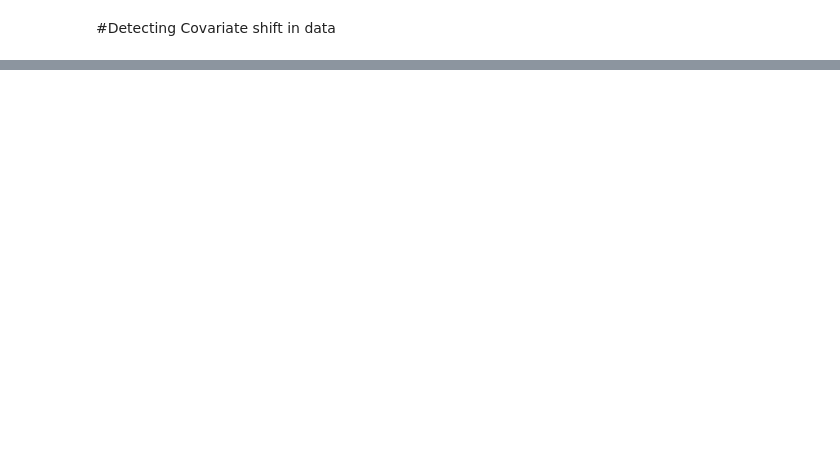
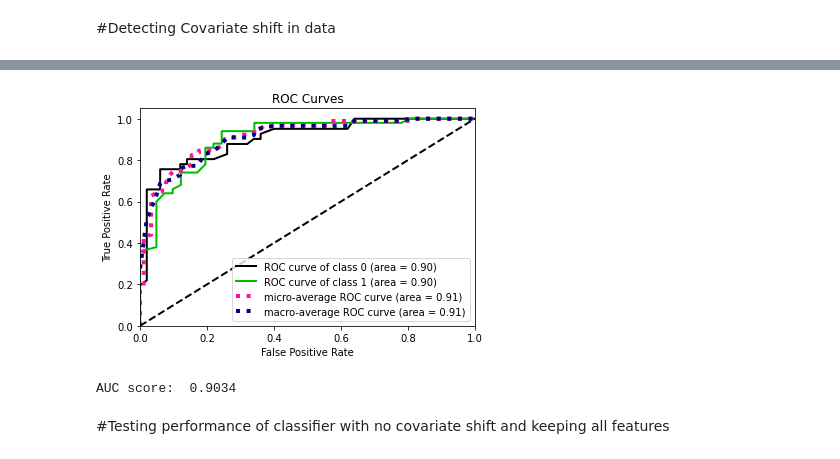
Before and after one commit to syedsauda/CE888, a Jupyter notebook: Assignment2/Assignment2_dataset2.ipynb, the cells around one changed output, grey strips where cells are left out. Cells and saved outputs as stored; diff of their text form; code cells hidden in the pictures; blank space fills up the shorter version.

```diff
--- a/Assignment2/Assignment2_dataset2.ipynb
+++ b/Assignment2/Assignment2_dataset2.ipynb
@@ -202,3 +182,10 @@ without co-variate shift
+# %%
+unused,unused2 = split_and_classify(orig_df_train.drop(columns=["age"]),"target")
+# %% [output]
+[figure, added]
+AUC score:  0.9034
+# %% [markdown]
+#Testing performance of classifier with no covariate shift and keeping all features
 # %%
 unused,unused2 = split_and_classify(orig_df_train,"target")
 # %% [output]
```
Also changed, not shown: parts of 52 cells of this notebook.
